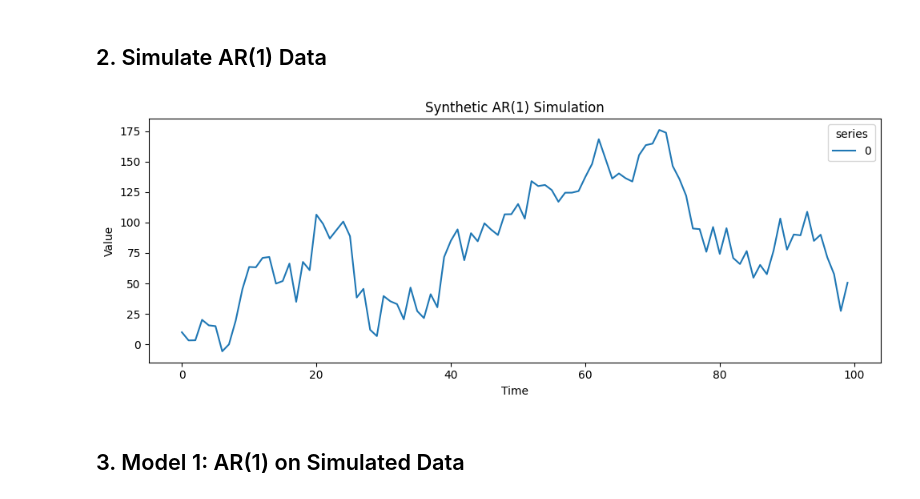
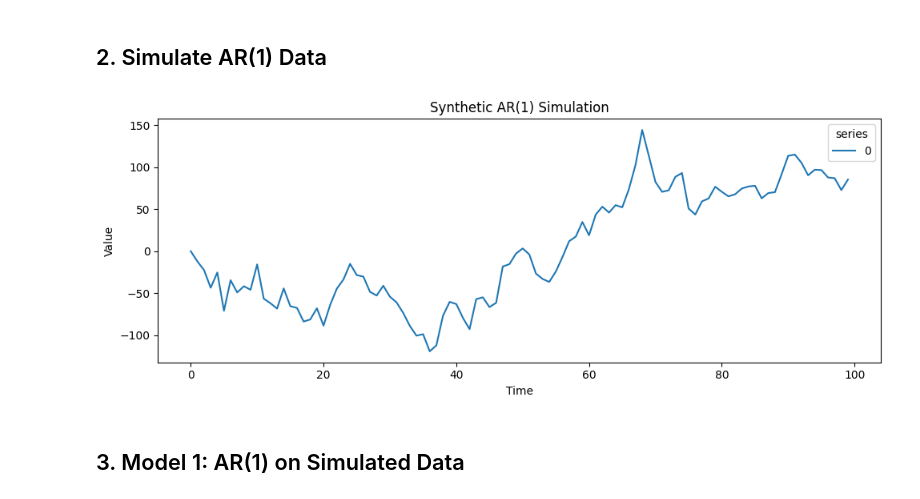
Before and after one commit to hatalan/sta720-project, a Jupyter notebook: notebooks/ar/ar.ipynb, the cells around one changed output. Drawn from its saved outputs; the diff is of its cells as text; code cells hidden in the pictures.

```diff
--- a/notebooks/ar/ar.ipynb
+++ b/notebooks/ar/ar.ipynb
@@ -59,25 +59,25 @@ def sim_ar_model(alpha, beta, sigma, T, initial=0, seed=None):
 ## 2. Simulate AR(1) Data
 # %%
 T = 100
-alpha = 1
+alpha = 0
 beta= 0.98
 sigma = 20
 
-y = sim_ar_model(alpha = 1, beta = 0.98, initial = 10, sigma = 20, T = T)
+y = sim_ar_model(alpha = alpha, beta = beta, sigma = 20, T = T, seed = 1)
 
 df_sim = pd.DataFrame(y)
 df_sim["t"] = range(T)
 df_sim_long = df_sim.melt(id_vars="t", var_name="series", value_name="value")
 
 plt.figure(figsize=(10, 4))
 sns.lineplot(data=df_sim_long, x="t", y="value", hue="series")
 plt.title("Synthetic AR(1) Simulation")
 plt.xlabel("Time")
 plt.ylabel("Value")
 plt.tight_layout()
 plt.show()
 # %% [output]
-[figure, old version]
+[figure, new version]
 # %% [markdown]
 ## 3. Model 1: AR(1) on Simulated Data
 # %%
```
Also changed, not shown: parts of 10 cells of this notebook, 4 other files.
